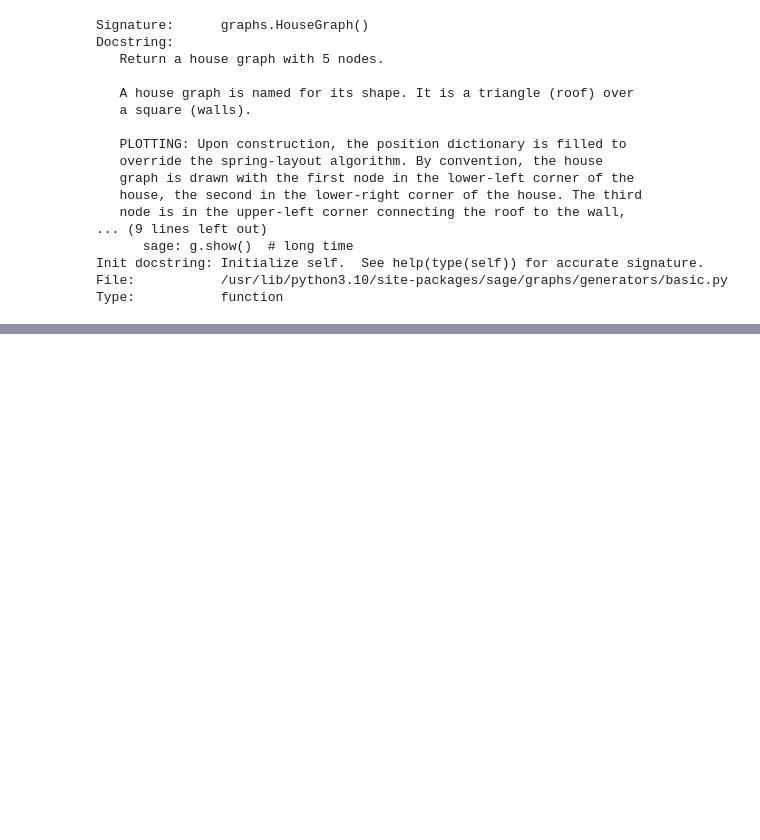
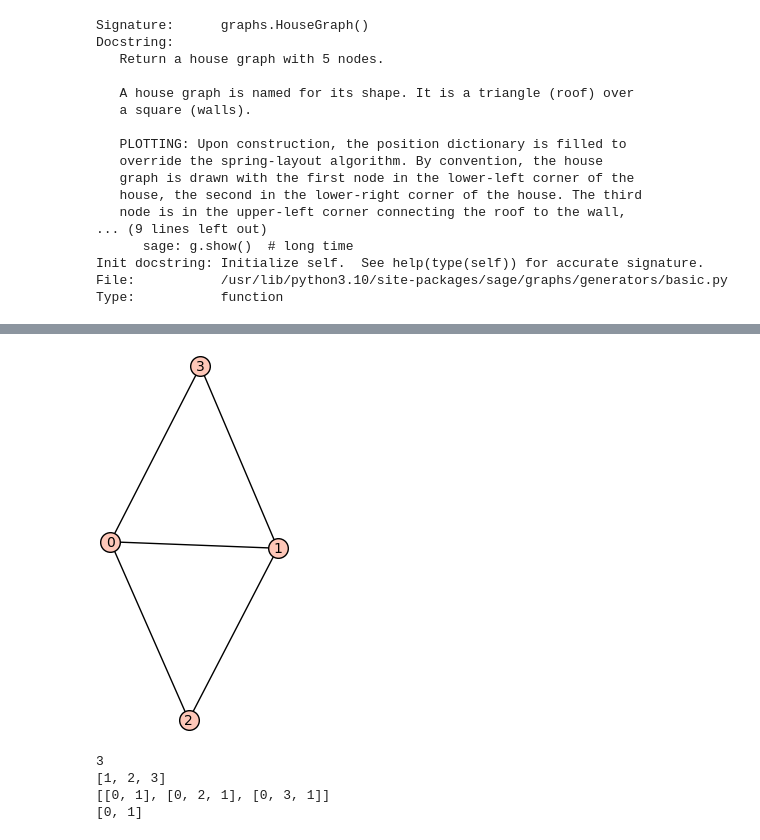
Before and after one commit to pgrepds/sagemath-playground, a Jupyter notebook: graphs.ipynb, the cells around one changed output, grey strips where cells are left out. Cells and saved outputs as stored; diff of their text form; code cells hidden in the pictures; blank space fills up the shorter version.

```diff
--- a/graphs.ipynb
+++ b/graphs.ipynb
@@ -63,0 +74,17 @@ Type:           function
+# %%
+g=Graph({0: {1 : 'e1', 2 : 'e2', 3 : 'e3'}, 1: {0 : 'e1', 2 : 'e4', 3: 'e5'}})
+g.show()
+# We can display the degree of a vertex as follows.
+print(g.degree(0)) # degree of vertex 0
+# We can access all the neighbors of a vertex as follows.
+print(g.neighbors(0))
+# We can access all paths between two vertex as follows.
+print(g.all_paths(0, 1))
+# We can find the shortest path between two vertices as follows.
+print(g.shortest_path(0, 1))
+# %% [output]
+[figure, added]
+3
+[1, 2, 3]
+[[0, 1], [0, 2, 1], [0, 3, 1]]
+[0, 1]
```
Also changed, not shown: parts of 17 cells of this notebook.
